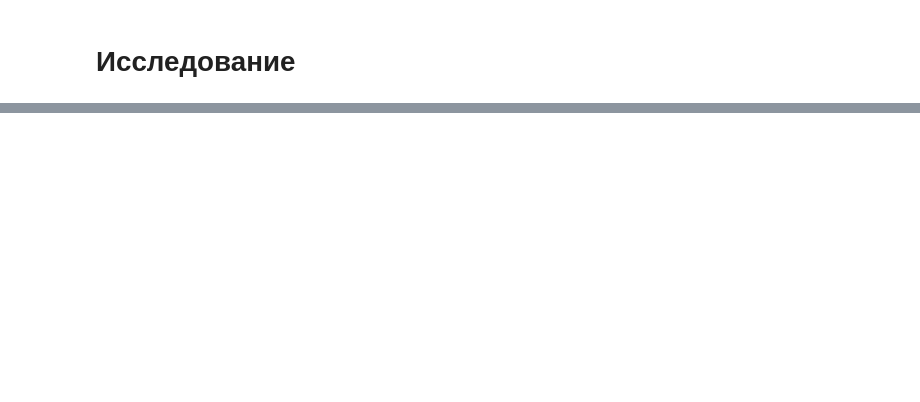
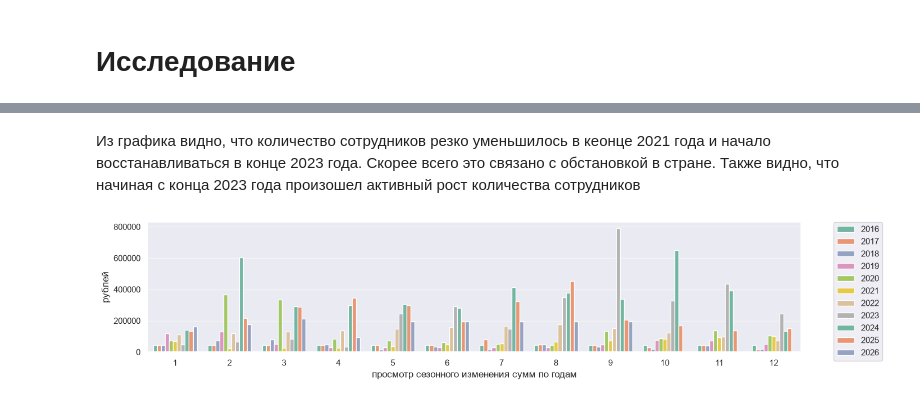
Before and after one commit to burtsevdmitry/ai-learning, a Jupyter notebook: sub-1/sub-1-1.ipynb, the cells around one changed output, grey strips where cells are left out. Saved outputs shown, nothing was run; the diff lists cells and outputs as text; code cells hidden in the pictures; blank space fills up the shorter version.

```diff
--- a/sub-1/sub-1-1.ipynb
+++ b/sub-1/sub-1-1.ipynb
@@ -201,0 +162,12 @@ plt.show()
+# %% [markdown]
+Из графика видно, что количество сотрудников резко уменьшилось в кеонце 2021 года и начало восстанавливаться в конце 2023 года. Скорее всего это связано с обстановкой в стране. Также видно, что начиная с конца 2023 года произошел активный рост количества сотрудников
+# %%
+# просмотр сезонного изменения сумм по годам
+plt.figure(figsize = (15,3))
+sns.barplot(data=dataMonitor.sort_values("year"), x="month", y="sum", hue="year", palette="Set2")
+plt.legend(bbox_to_anchor=(1.05, 1), loc=2, borderaxespad=0.)
+plt.xlabel("просмотр сезонного изменения сумм по годам")
+plt.ylabel("рублей")
+plt.show()
+# %% [output]
+[figure, added]
```
Also changed, not shown: parts of 24 cells of this notebook, 2 other files.
